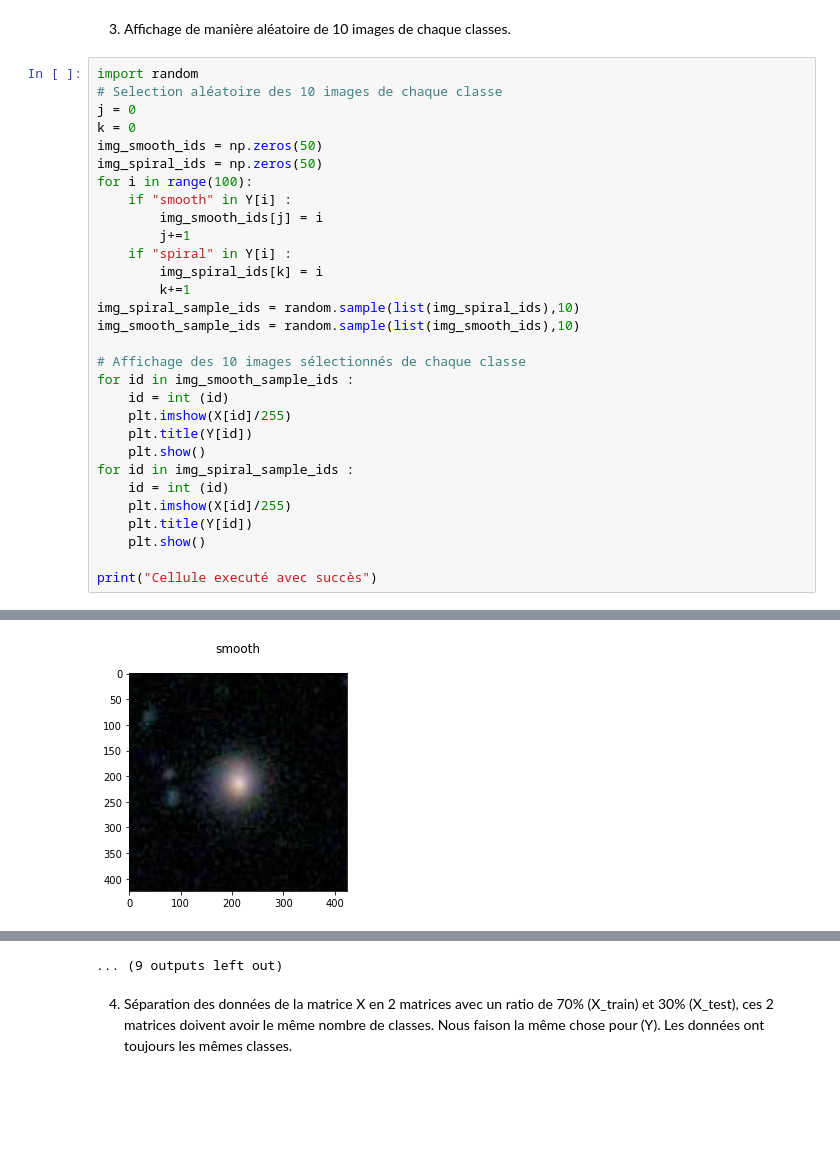
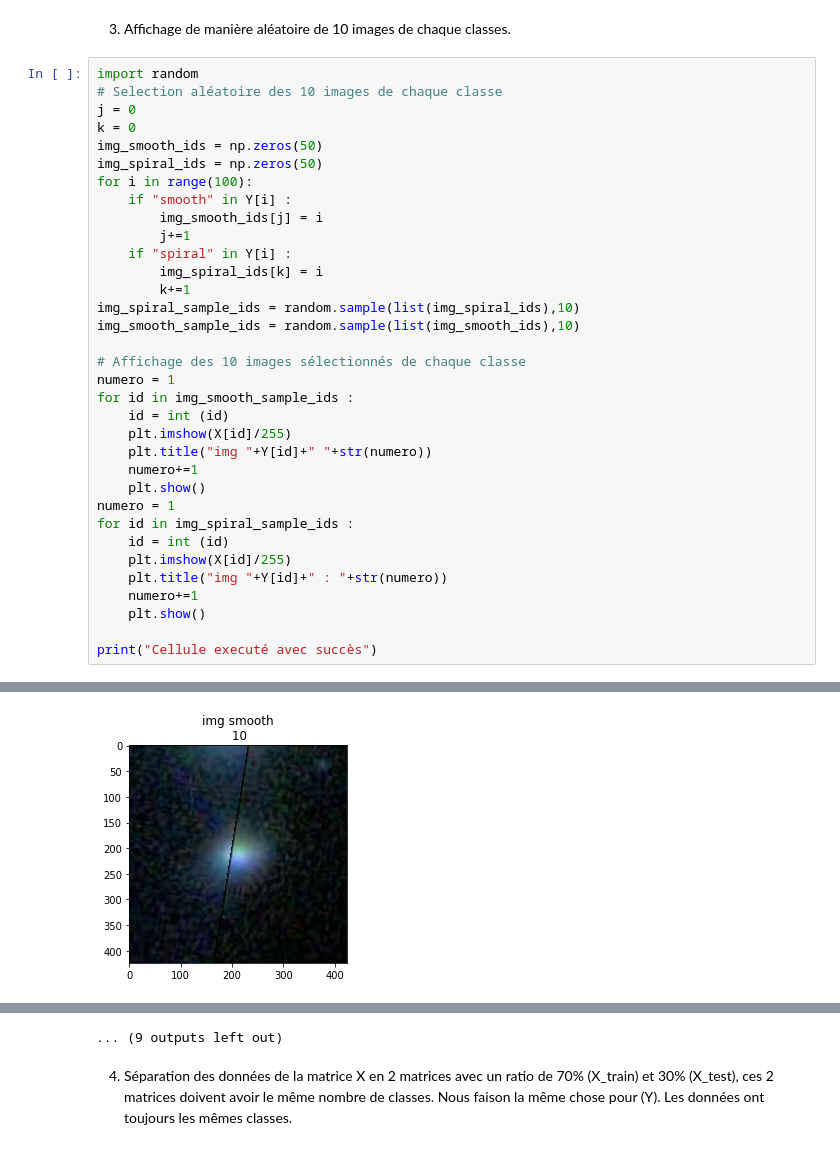
Before and after one commit to uvsq21501832/GIT_DEPOT_GTI770_TP00, a Jupyter notebook: TP00.ipynb, the cells around one changed output, grey strips where cells are left out. Saved outputs shown, nothing was run; the diff lists cells and outputs as text; blank space fills up the shorter version.

```diff
--- a/TP00.ipynb
+++ b/TP00.ipynb
@@ -136,15 +136,19 @@ img_spiral_sample_ids = random.sample(list(img_spiral_ids),10)
 img_smooth_sample_ids = random.sample(list(img_smooth_ids),10)
 
 # Affichage des 10 images sélectionnés de chaque classe
+numero = 1
 for id in img_smooth_sample_ids :
     id = int (id)
     plt.imshow(X[id]/255)
-    plt.title(Y[id])
+    plt.title("img "+Y[id]+" "+str(numero))
+    numero+=1
     plt.show()
+numero = 1
 for id in img_spiral_sample_ids :
     id = int (id)
     plt.imshow(X[id]/255)
-    plt.title(Y[id])
+    plt.title("img "+Y[id]+" : "+str(numero))
+    numero+=1
     plt.show()
 
 print("Cellule executé avec succès")
@@ -161 +165 @@ print("Cellule executé avec succès")
-[figure, old version]
+[figure, new version]
```
Also changed, not shown: parts of 1 cell of this notebook.
